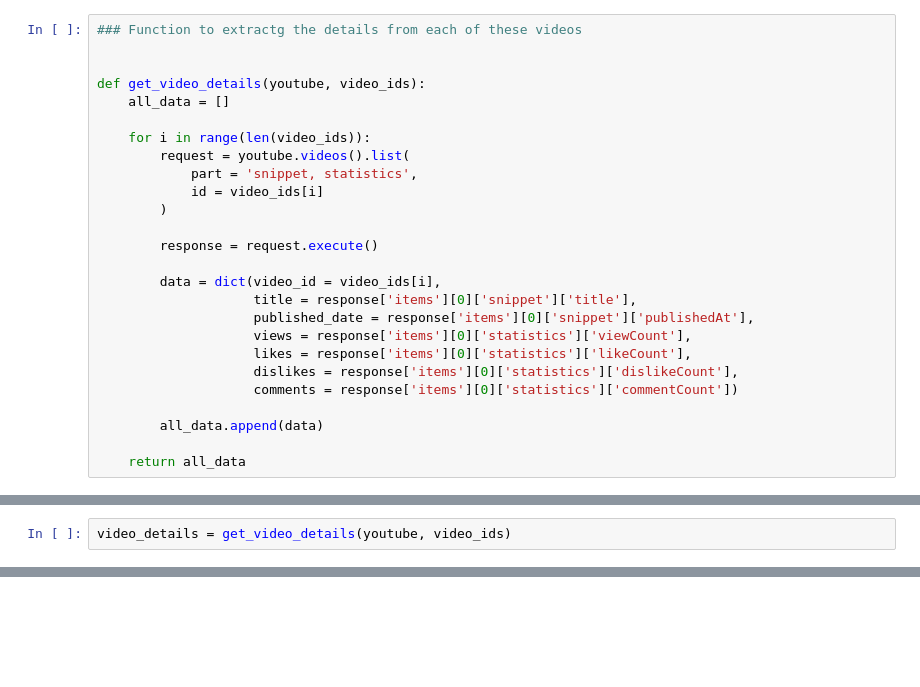
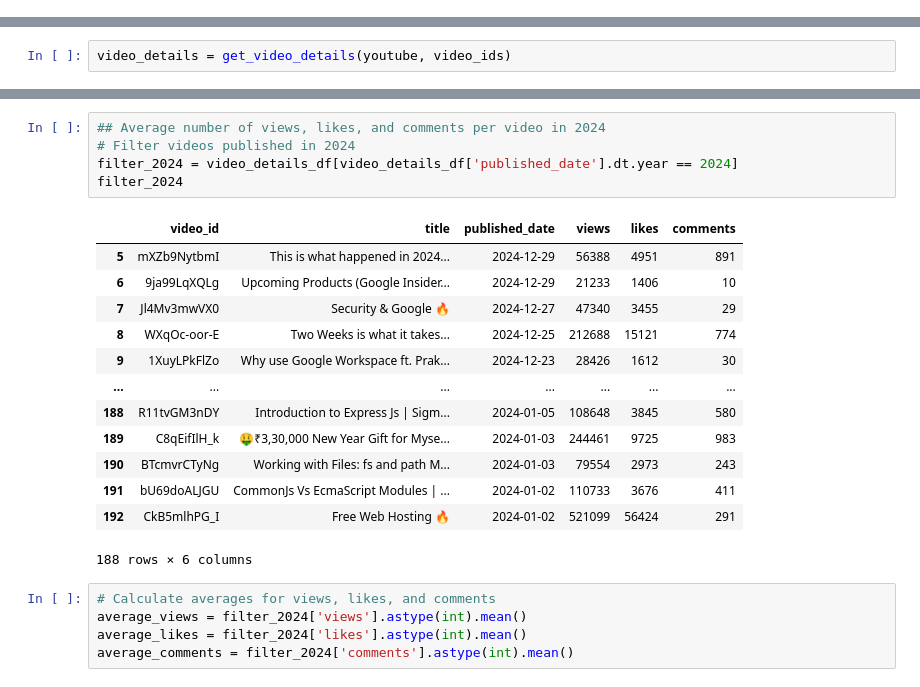
Before and after one commit to SOURAVSHEEL/YouTube_DS, a Jupyter notebook: yt_data.ipynb, the cells around one changed output, grey strips where cells are left out. Saved outputs shown, nothing was run; the diff lists cells and outputs as text; blank space fills up the shorter version.

```diff
--- a/yt_data.ipynb
+++ b/yt_data.ipynb
@@ -259,28 +261,2 @@ def get_video_id(youtube, playlist_id):
 # %%
 video_ids = get_video_id(youtube, playlist_id)
-# %%
-### Function to extractg the details from each of these videos
-
-
-def get_video_details(youtube, video_ids):
-    all_data = []
-
-    for i in range(len(video_ids)):
-        request = youtube.videos().list(
-            part = 'snippet, statistics',
-            id = video_ids[i]
-        )
-
-        response = request.execute()
-
-        data = dict(video_id = video_ids[i],
-                    title = response['items'][0]['snippet']['title'],
-                    published_date = response['items'][0]['snippet']['publishedAt'],
-                    views = response['items'][0]['statistics']['viewCount'],
-                    likes = response['items'][0]['statistics']['likeCount'],
-                    dislikes = response['items'][0]['statistics']['dislikeCount'],
-                    comments = response['items'][0]['statistics']['commentCount'])
-
-        all_data.append(data)
-
-    return all_data
@@ -293,0 +386,24 @@ video_details_df = pd.DataFrame(video_details)
+# %%
+## Average number of views, likes, and comments per video in 2024
+# Filter videos published in 2024
+filter_2024 = video_details_df[video_details_df['published_date'].dt.year == 2024]
+filter_2024
+# %% [output]
+|  | video_id | title | published_date | views | likes | comments |
+| 5 | mXZb9NytbmI | This is what happened in 2024... | 2024-12-29 | 56388 | 4951 | 891 |
+| 6 | 9ja99LqXQLg | Upcoming Products (Google Insider... | 2024-12-29 | 21233 | 1406 | 10 |
+| 7 | Jl4Mv3mwVX0 | Security & Google 🔥 | 2024-12-27 | 47340 | 3455 | 29 |
+| 8 | WXqOc-oor-E | Two Weeks is what it takes... | 2024-12-25 | 212688 | 15121 | 774 |
+| 9 | 1XuyLPkFlZo | Why use Google Workspace ft. Prak... | 2024-12-23 | 28426 | 1612 | 30 |
+| ... | ... | ... | ... | ... | ... | ... |
+| 188 | R11tvGM3nDY | Introduction to Express Js | Sigm... | 2024-01-05 | 108648 | 3845 | 580 |
+| 189 | C8qEifIlH_k | 🤑₹3,30,000 New Year Gift for Myse... | 2024-01-03 | 244461 | 9725 | 983 |
+| 190 | BTcmvrCTyNg | Working with Files: fs and path M... | 2024-01-03 | 79554 | 2973 | 243 |
+| 191 | bU69doALJGU | CommonJs Vs EcmaScript Modules | ... | 2024-01-02 | 110733 | 3676 | 411 |
+| 192 | CkB5mlhPG_I | Free Web Hosting 🔥 | 2024-01-02 | 521099 | 56424 | 291 |
+188 rows × 6 columns
+# %%
+# Calculate averages for views, likes, and comments
+average_views = filter_2024['views'].astype(int).mean()
+average_likes = filter_2024['likes'].astype(int).mean()
+average_comments = filter_2024['comments'].astype(int).mean()
```
Also changed, not shown: parts of 29 cells of this notebook.
